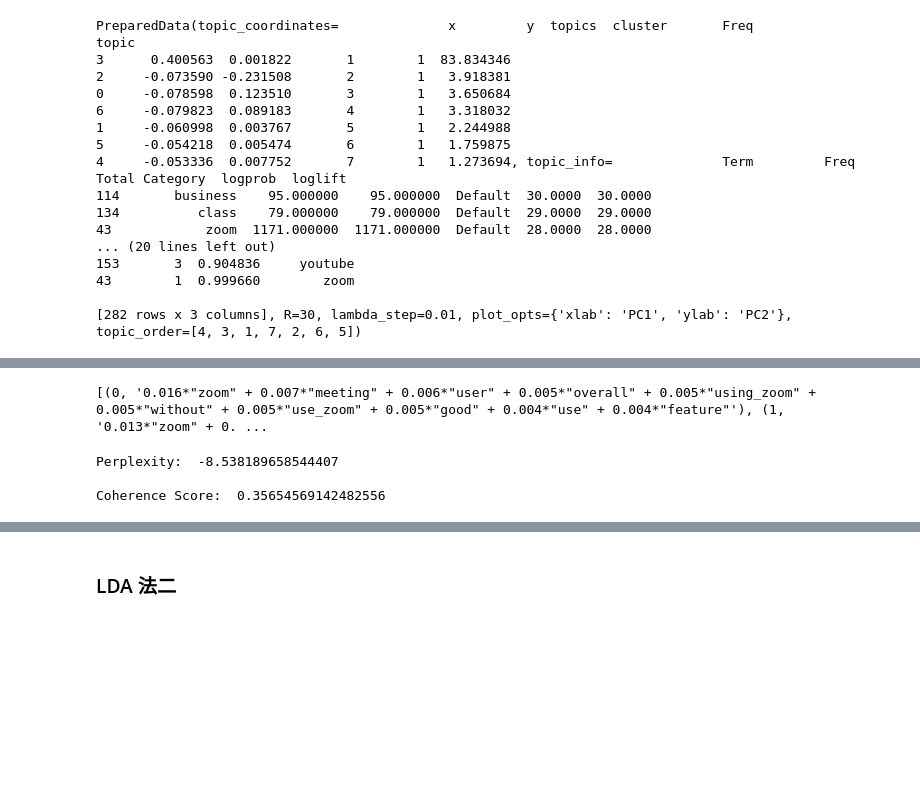
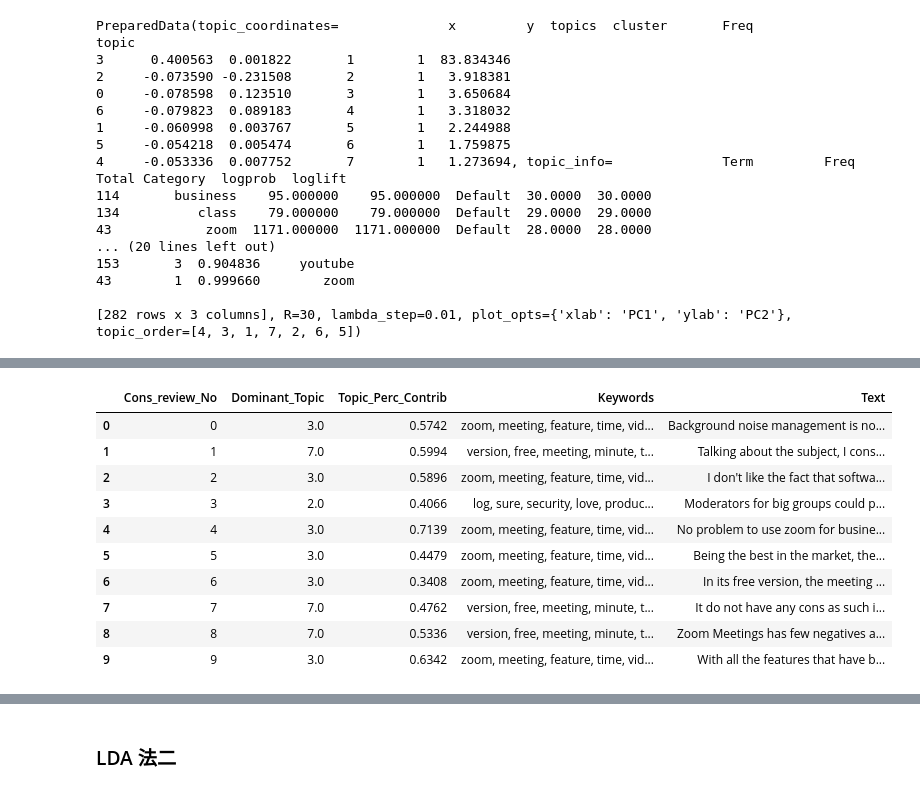
Before and after one commit to lindaya0913/WebCrawler, a Jupyter notebook: Capterra/LDA.ipynb, the cells around one changed output, grey strips where cells are left out. Saved outputs shown, nothing was run; the diff lists cells and outputs as text; code cells hidden in the pictures; blank space fills up the shorter version.

```diff
--- a/Capterra/LDA.ipynb
+++ b/Capterra/LDA.ipynb
@@ -140,7 +142,7 @@ plt.show()
 # Build LDA model
 lda_model = gensim.models.ldamodel.LdaModel(corpus=corpus,
                                            id2word=id2word,
-                                           num_topics=7,
+                                           num_topics=9,
                                            random_state=100,
                                            update_every=1,
                                            chunksize=100,
@@ -332,17 +212,44 @@ ldamodel = Lda(doc_term_matrix, num_topics=10, id2word = dictionary, passes=50)
-# %%
-print(ldamodel.print_topics(num_topics=10))
-# %% [output]
-[(0, '0.016*"zoom" + 0.007*"meeting" + 0.006*"user" + 0.005*"overall" + 0.005*"using_zoom" + 0.005*"without" + 0.005*"use_zoom" + 0.005*"good" + 0.004*"use" + 0.004*"feature"'), (1, '0.013*"zoom" + 0. ...
-# %%
-# Compute Perplexity
-print('\nPerplexity: ', ldamodel.log_perplexity(doc_term_matrix))  # a measure of how good the model is. lower the better.
-
-from gensim.models import CoherenceModel
-# Compute Coherence Score
-coherence_model_lda = CoherenceModel(model=ldamodel, texts=data_words_bigrams, dictionary=dictionary, coherence='c_v')
-coherence_lda = coherence_model_lda.get_coherence()
-print('\nCoherence Score: ', coherence_lda)
-# %% [output]
-Perplexity:  -8.538189658544407
-
-Coherence Score:  0.35654569142482556
+# %%
+def format_topics_sentences(ldamodel=lda_model, corpus=corpus, texts=texts):
+    # Init output
+    sent_topics_df = pd.DataFrame()
+
+    # Get main topic in each document
+    for i, row in enumerate(ldamodel[corpus]):
+        row = sorted(row[0], key=lambda x: (x[1]), reverse=True)
+        # Get the Dominant topic, Perc Contribution and Keywords for each review
+        for j, (topic_num, prop_topic) in enumerate(row):
+            if j == 0:  # => dominant topic
+                wp = ldamodel.show_topic(topic_num)
+                topic_keywords = ", ".join([word for word, prop in wp])
+                sent_topics_df = sent_topics_df.append(pd.Series([int(topic_num), round(prop_topic,4), topic_keywords]), ignore_index=True)
+            else:
+                break
+    sent_topics_df.columns = ['Dominant_Topic', 'Perc_Contribution', 'Topic_Keywords']
+
+    # Add original text to the end of the output
+    contents = pd.Series(texts)
+    sent_topics_df = pd.concat([sent_topics_df, contents], axis=1)
+    return(sent_topics_df)
+
+
+df_topic_sents_keywords = format_topics_sentences(ldamodel=lda_model, corpus=corpus, texts=doc_complete)
+
+# Format
+df_dominant_topic = df_topic_sents_keywords.reset_index()
+df_dominant_topic.columns = ['Cons_review_No', 'Dominant_Topic', 'Topic_Perc_Contrib', 'Keywords', 'Text']
+
+# Show
+df_dominant_topic.head(10)
+# %% [output]
+|  | Cons_review_No | Dominant_Topic | Topic_Perc_Contrib | Keywords | Text |
+| 0 | 0 | 3.0 | 0.5742 | zoom, meeting, feature, time, vid... | Background noise management is no... |
+| 1 | 1 | 7.0 | 0.5994 | version, free, meeting, minute, t... | Talking about the subject, I cons... |
+| 2 | 2 | 3.0 | 0.5896 | zoom, meeting, feature, time, vid... | I don't like the fact that softwa... |
+| 3 | 3 | 2.0 | 0.4066 | log, sure, security, love, produc... | Moderators for big groups could p... |
+| 4 | 4 | 3.0 | 0.7139 | zoom, meeting, feature, time, vid... | No problem to use zoom for busine... |
+| 5 | 5 | 3.0 | 0.4479 | zoom, meeting, feature, time, vid... | Being the best in the market, the... |
+| 6 | 6 | 3.0 | 0.3408 | zoom, meeting, feature, time, vid... | In its free version, the meeting ... |
+| 7 | 7 | 7.0 | 0.4762 | version, free, meeting, minute, t... | It do not have any cons as such i... |
+| 8 | 8 | 7.0 | 0.5336 | version, free, meeting, minute, t... | Zoom Meetings has few negatives a... |
+| 9 | 9 | 3.0 | 0.6342 | zoom, meeting, feature, time, vid... | With all the features that have b... |
```
Also changed, not shown: parts of 28 cells of this notebook.
